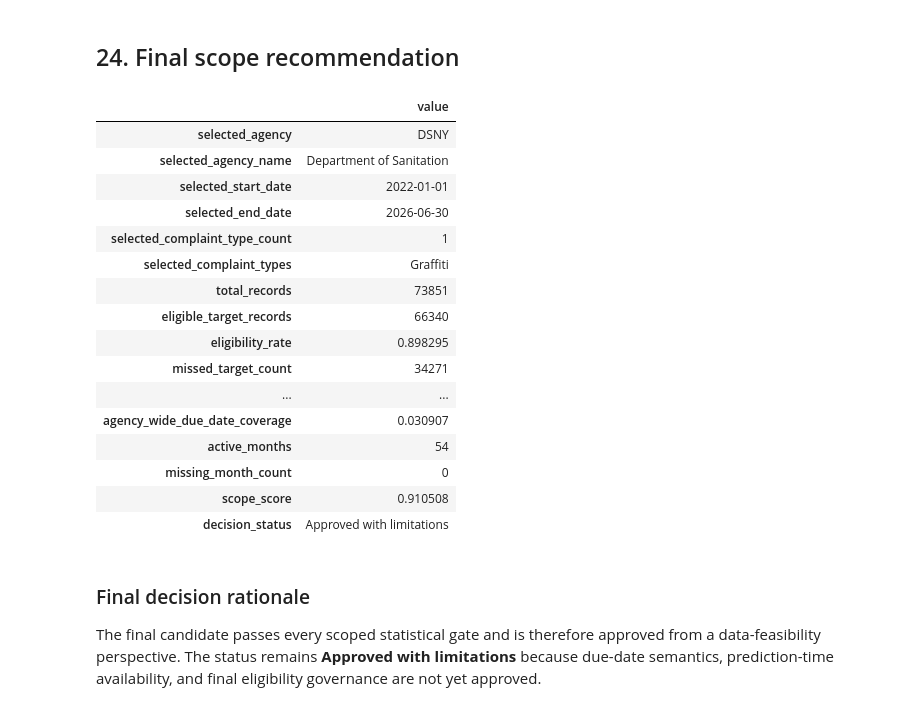
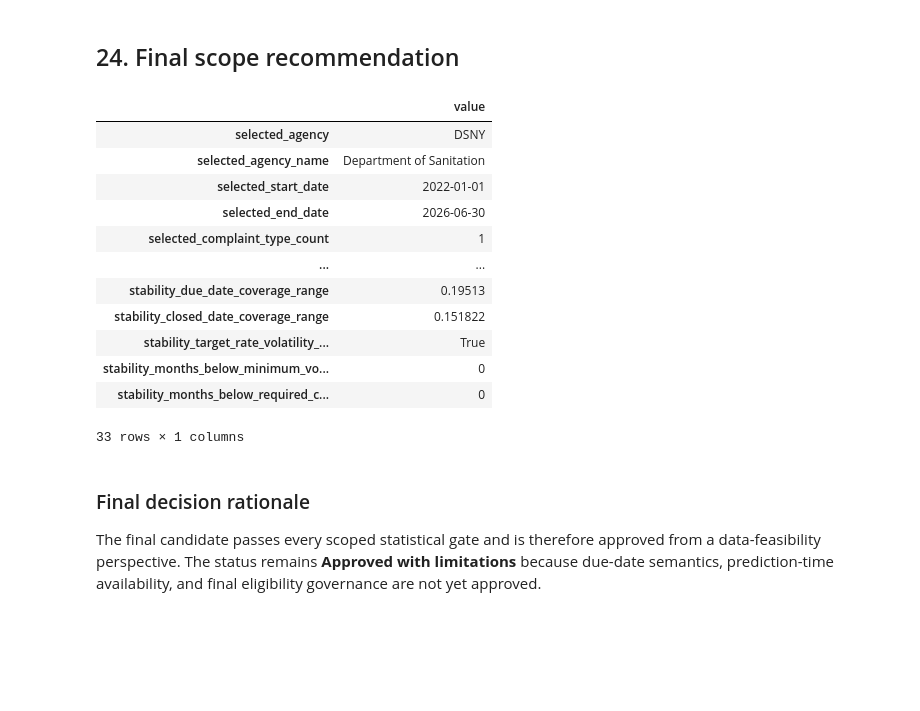
Before and after one commit to mmubashir95/urban-operations-intelligence-platform, a Jupyter notebook: notebooks/04_scope_selection.ipynb, the cells around one changed output. Cells and saved outputs as stored; diff of their text form; code cells hidden in the pictures; blank space fills up the shorter version.

```diff
--- a/notebooks/04_scope_selection.ipynb
+++ b/notebooks/04_scope_selection.ipynb
@@ -887,9 +909,8 @@ Scores rank candidates after feasibility is established.
 # %% [markdown]
 ## 22. Temporal stability analysis
 # %%
-provisional_candidate = scope_candidate_scorecard.iloc[0]
-selected_start = pd.Timestamp(provisional_candidate["start_date"])
-selected_end = pd.Timestamp(provisional_candidate["end_date"])
+selected_start = pd.Timestamp(selected_candidate["start_date"])
+selected_end = pd.Timestamp(selected_candidate["end_date"])
 selected_monthly_raw = provisional_monthly.loc[provisional_monthly["created_month"].dt.tz_localize(None).between(selected_start, selected_end + pd.Timedelta(days=1), inclusive="left")]
 monthly_selected_scope = selected_monthly_raw.groupby("created_month").agg({
     "total_records": "sum", "due_date_present_count": "sum", "closed_date_present_count": "sum",
@@ -901,18 +922,17 @@ monthly_selected_scope["eligible_target_rate"] = monthly_selected_scope["eligibl
 monthly_selected_scope["on_time_count"] = monthly_selected_scope["eligible_target_count"] - monthly_selected_scope["missed_target_count"]
 monthly_selected_scope["missed_target_rate"] = np.where(monthly_selected_scope["eligible_target_count"].gt(0), monthly_selected_scope["missed_target_count"] / monthly_selected_scope["eligible_target_count"], 0.0)
 expected_months = pd.period_range(selected_start.to_period("M"), selected_end.to_period("M"), freq="M")
-stability_indicators = pd.DataFrame([{
-    "monthly_volume_coefficient_of_variation": monthly_selected_scope["eligible_target_count"].std(ddof=0) / max(monthly_selected_scope["eligible_target_count"].mean(), 1),
-    "minimum_monthly_eligible_volume": int(monthly_selected_scope["eligible_target_count"].min()),
-    "maximum_monthly_eligible_volume": int(monthly_selected_scope["eligible_target_count"].max()),
-    "missing_month_count": len(expected_months) - len(monthly_selected_scope),
-    "target_rate_range": monthly_selected_scope["missed_target_rate"].max() - monthly_selected_scope["missed_target_rate"].min(),
-    "largest_month_to_month_target_rate_change": monthly_selected_scope["missed_target_rate"].diff().abs().max(),
-    "due_date_coverage_range": monthly_selected_scope["due_date_coverage"].max() - monthly_selected_scope["due_date_coverage"].min(),
-    "closed_date_coverage_range": monthly_selected_scope["closed_date_coverage"].max() - monthly_selected_scope["closed_date_coverage"].min(),
-    "months_below_minimum_volume": int(monthly_selected_scope["eligible_target_count"].lt(MIN_COMPLAINT_TYPE_MEDIAN_MONTHLY_VOLUME).sum()),
-    "months_below_required_coverage": int((monthly_selected_scope["due_date_coverage"].lt(MIN_AGENCY_DUE_DATE_COVERAGE) | monthly_selected_scope["closed_date_coverage"].lt(MIN_AGENCY_CLOSED_DATE_COVERAGE)).sum()),
-}])
+stability_indicators = summarize_monthly_stability(
+    monthly_selected_scope,
+    expected_month_count=len(expected_months),
+)
+stability_indicators["months_below_minimum_volume"] = int(
+    monthly_selected_scope["eligible_target_count"].lt(MIN_COMPLAINT_TYPE_MEDIAN_MONTHLY_VOLUME).sum()
+)
+stability_indicators["months_below_required_coverage"] = int((
+    monthly_selected_scope["due_date_coverage"].lt(MIN_AGENCY_DUE_DATE_COVERAGE)
+    | monthly_selected_scope["closed_date_coverage"].lt(MIN_AGENCY_CLOSED_DATE_COVERAGE)
+).sum())
 monthly_selected_scope.to_csv(TABLE_DIR / "monthly_selected_scope.csv", index=False)
-display(stability_indicators.T.round(4))
+display(pd.DataFrame([stability_indicators]).T.rename(columns={0: "value"}).round(4))
 # %% [output]
@@ -1060,17 +1087,6 @@ approval status change; it never reuses an agency-wide feasibility boolean.
 # %% [markdown]
 ## 24. Final scope recommendation
 # %%
-approved_candidates = scope_candidate_scorecard.loc[
-    scope_candidate_scorecard["passes_critical_gates"]
-]
-approved_selection = bool(
-    not approved_candidates.empty and selected_complaint_types
-)
-selected_candidate = (
-    approved_candidates.iloc[0]
-    if approved_selection
-    else scope_candidate_scorecard.iloc[0]
-)
 decision_status = determine_scope_decision_status(
     approved_selection,
     semantic_limitations_remain=True,
@@ -1084,44 +1100,43 @@ agency_wide_due_date_coverage = float(
 selected_scope = {
     "selected_agency": provisional_agency,
     "selected_agency_name": provisional_agency_name,
     "selected_start_date": str(selected_candidate["start_date"]),
     "selected_end_date": str(selected_candidate["end_date"]),
     "selected_complaint_type_count": len(selected_complaint_types),
     "selected_complaint_types": " | ".join(selected_complaint_types),
     "total_records": int(selected_candidate["total_records"]),
     "eligible_target_records": int(selected_candidate["eligible_target_count"]),
     "eligibility_rate": float(selected_candidate["eligible_target_rate"]),
     "missed_target_count": int(selected_candidate["missed_target_count"]),
     "on_time_count": int(selected_candidate["on_time_count"]),
     "missed_target_rate": float(selected_candidate["missed_target_rate"]),
     "due_date_coverage": float(selected_candidate["due_date_coverage"]),
     "closed_date_coverage": float(selected_candidate["closed_date_coverage"]),
     "agency_wide_due_date_coverage": agency_wide_due_date_coverage,
     "active_months": int(selected_candidate["active_months"]),
     "missing_month_count": int(selected_candidate["missing_month_count"]),
     "scope_score": float(selected_candidate["scope_score"]),
     "decision_status": decision_status,
+    "complaint_type_evidence_start_date": ANALYSIS_START_DATE,
+    "complaint_type_evidence_end_date": latest_complete_month_end.date().isoformat(),
+    **{f"stability_{key}": value for key, value in stability_indicators.items()},
 }
 validate_selected_scope_consistency(selected_scope, selected_complaint_types)
 display(pd.DataFrame([selected_scope]).T.rename(columns={0: "value"}))
 # %% [output]
 |  | value |
 | selected_agency | DSNY |
 | selected_agency_name | Department of Sanitation |
 | selected_start_date | 2022-01-01 |
 | selected_end_date | 2026-06-30 |
 | selected_complaint_type_count | 1 |
-| selected_complaint_types | Graffiti |
-| total_records | 73851 |
-| eligible_target_records | 66340 |
-| eligibility_rate | 0.898295 |
-| missed_target_count | 34271 |
 | ... | ... |
-| agency_wide_due_date_coverage | 0.030907 |
-| active_months | 54 |
-| missing_month_count | 0 |
-| scope_score | 0.910508 |
-| decision_status | Approved with limitations |
+| stability_due_date_coverage_range | 0.19513 |
+| stability_closed_date_coverage_range | 0.151822 |
+| stability_target_rate_volatility_... | True |
+| stability_months_below_minimum_vo... | 0 |
+| stability_months_below_required_c... | 0 |
+33 rows × 1 columns
 # %% [markdown]
 ### Final decision rationale
 
```
Also changed, not shown: parts of 12 cells of this notebook, 4 other files.
